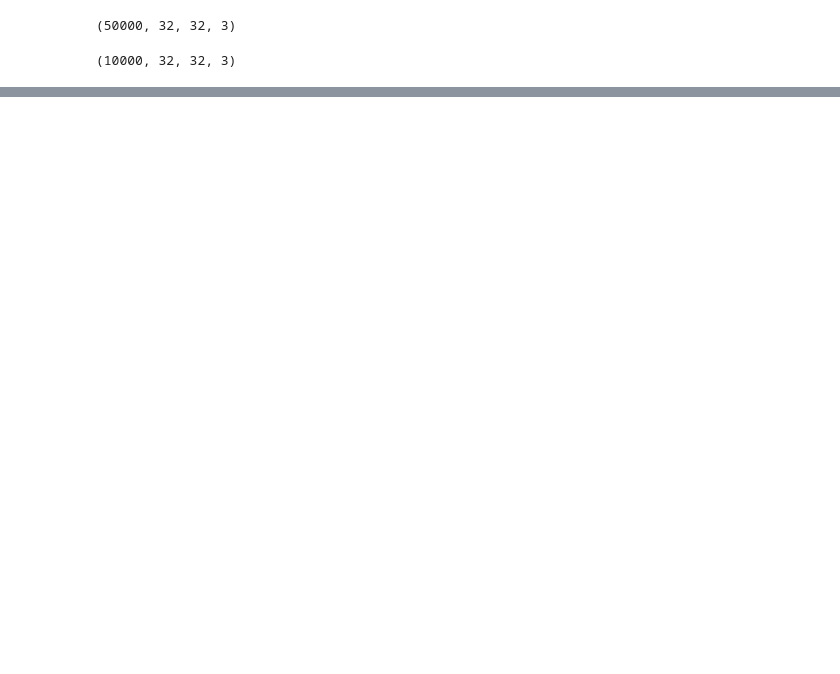
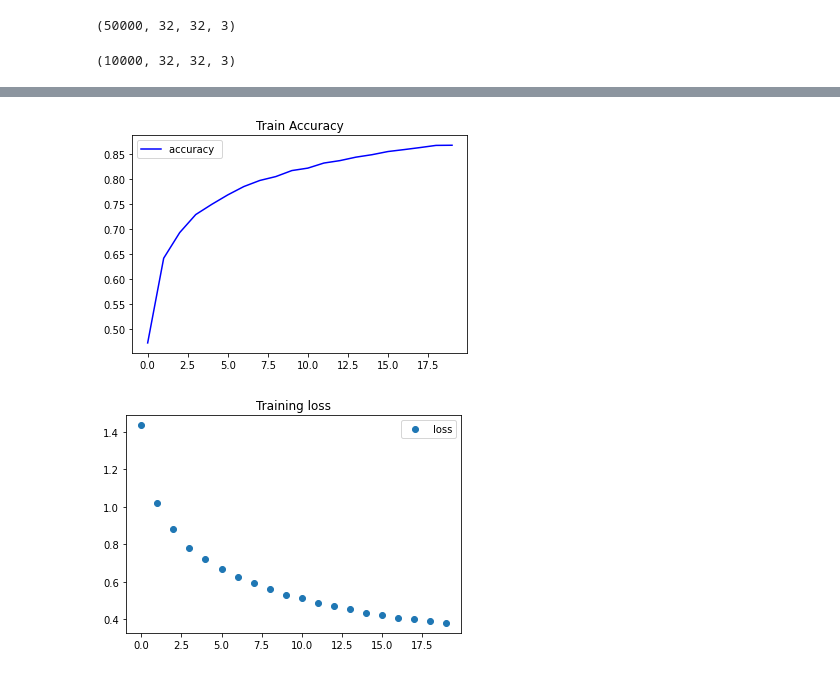
Before and after one commit to sedanurozer/cifar10, a Jupyter notebook: cifar10_84_.ipynb, the cells around one changed output, grey strips where cells are left out. Drawn from its saved outputs; the diff is of its cells as text; code cells hidden in the pictures; blank space fills up the shorter version.

```diff
--- a/cifar10_84_.ipynb
+++ b/cifar10_84_.ipynb
@@ -84,6 +84,6 @@ model = Sequential(model_layers)
 # %%
 model.compile(loss="sparse_categorical_crossentropy", optimizer="Adam", metrics=["sparse_categorical_accuracy"])
 # %%
-model.fit(x_train,y_train,epochs=20)
+model_train= model.fit(x_train,y_train,epochs=20)
 # %% [output]
 Epoch 1/20
@@ -114,0 +114,18 @@ Test accuracy: 84.25999879837036
+# %%
+accuracy = model_train.history['sparse_categorical_accuracy']
+loss = model_train.history['loss']
+
+epochs = range(len(accuracy))
+
+plt.plot(epochs,accuracy, 'b', label='accuracy ')
+plt.title('Train Accuracy')
+plt.legend()
+plt.figure()
+plt.plot(epochs, loss, 'o', label='loss')
+#plt.plot(epochs, val_loss, 'b', label='Validation loss')
+plt.title('Training loss')
+plt.legend()
+plt.show()
+# %% [output]
+[figure, added]
+[figure, added]
```
Also changed, not shown: parts of 5 cells of this notebook.
